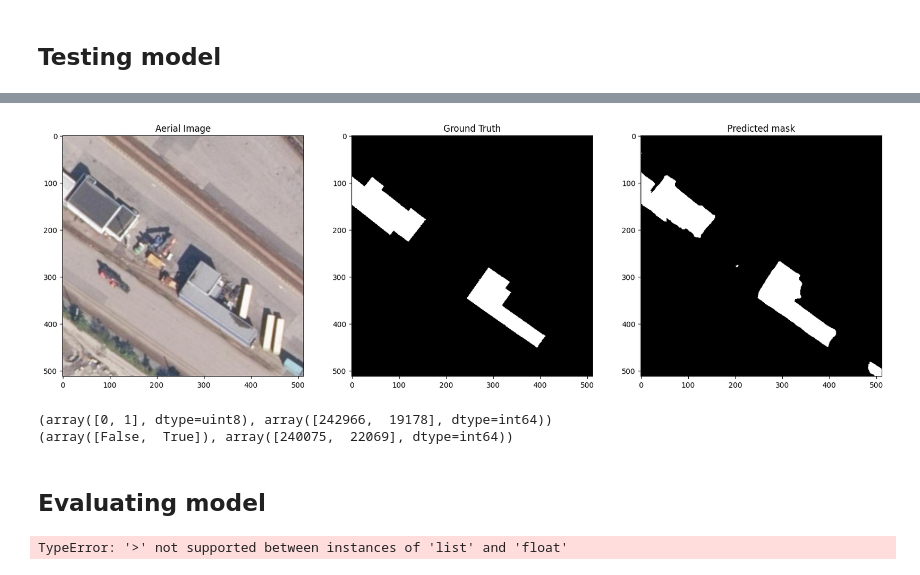
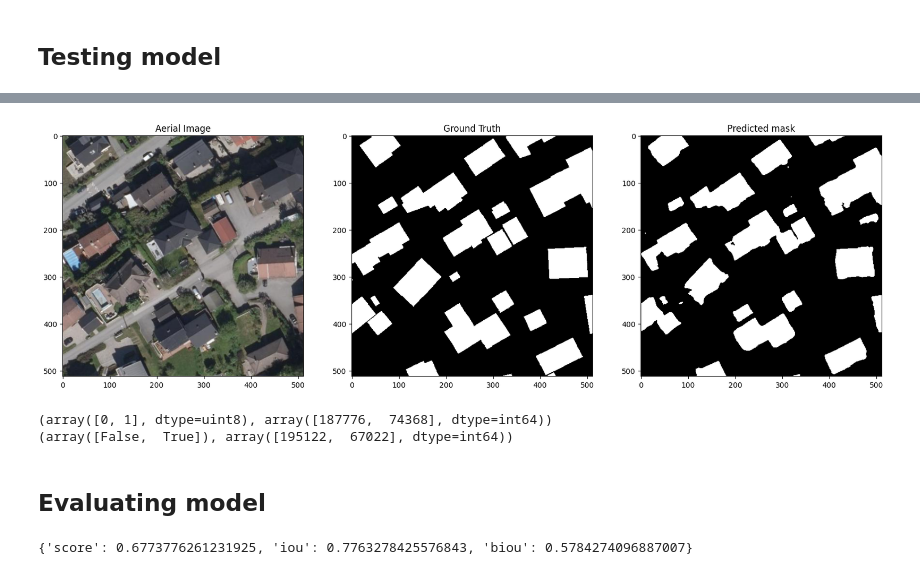
Before and after one commit to erikx50/A-Machine-Learning-approach-for-Building-Segmentation-using-laser-data, a Jupyter notebook: 1c_Test_U-Net.ipynb, the cells around one changed output, grey strips where cells are left out. Cells and saved outputs as stored; diff of their text form; code cells hidden in the pictures.

```diff
--- a/1c_Test_U-Net.ipynb
+++ b/1c_Test_U-Net.ipynb
@@ -77,5 +78,5 @@ print(np.unique(Y_test[index], return_counts=True))
 model_name = 'effnet_dice_noaug'
 model = models.load_model(os.path.normpath('models/' + model_name), custom_objects={'dice_coef_loss': dice_coef_loss, 'jaccard_coef': jaccard_coef})
 # %%
-Y_pred = model.predict(X_test[0:25])
+Y_pred = model.predict(X_test)
 # %% [output]
@@ -83,30 +84,30 @@ Y_pred = model.predict(X_test[0:25])
 # %%
 # Display predicted image mask
 
-index = 4
+index = random.randint(0, no_test_images)
 
 plt.figure(figsize=(20,20))
 plt.subplot(231)
 plt.title('Aerial Image')
 plt.imshow(X_test[index])
 plt.subplot(232)
 plt.title('Ground Truth')
 plt.imshow(Y_test[index], cmap='gray')
 plt.subplot(233)
 plt.title('Predicted mask')
-plt.imshow((Y_pred > 0.5)[index], cmap='gray')
+plt.imshow((Y_pred > 0.4)[index], cmap='gray')
 plt.show()
 
 print(np.unique(Y_test[index], return_counts=True))
 print(np.unique((Y_pred > 0.5)[index], return_counts=True))
 # %% [output]
-[figure, old version]
+[figure, new version]
-(array([0, 1], dtype=uint8), array([242966,  19178], dtype=int64))
-(array([False,  True]), array([240075,  22069], dtype=int64))
+(array([0, 1], dtype=uint8), array([187776,  74368], dtype=int64))
+(array([False,  True]), array([195122,  67022], dtype=int64))
 # %% [markdown]
 ## Evaluating model
 # %%
-score = calculate_score(np.squeeze((Y_pred > 0.5), -1).astype(np.uint8), Y_test[0:25])
+score = calculate_score(np.squeeze((Y_pred > 0.5), -1).astype(np.uint8), Y_test)
 print(score)
 # %% [output]
-TypeError: '>' not supported between instances of 'list' and 'float'
+{'score': 0.6773776261231925, 'iou': 0.7763278425576843, 'biou': 0.5784274096887007}
```
Also changed, not shown: parts of 3 cells of this notebook, 2 other files.
